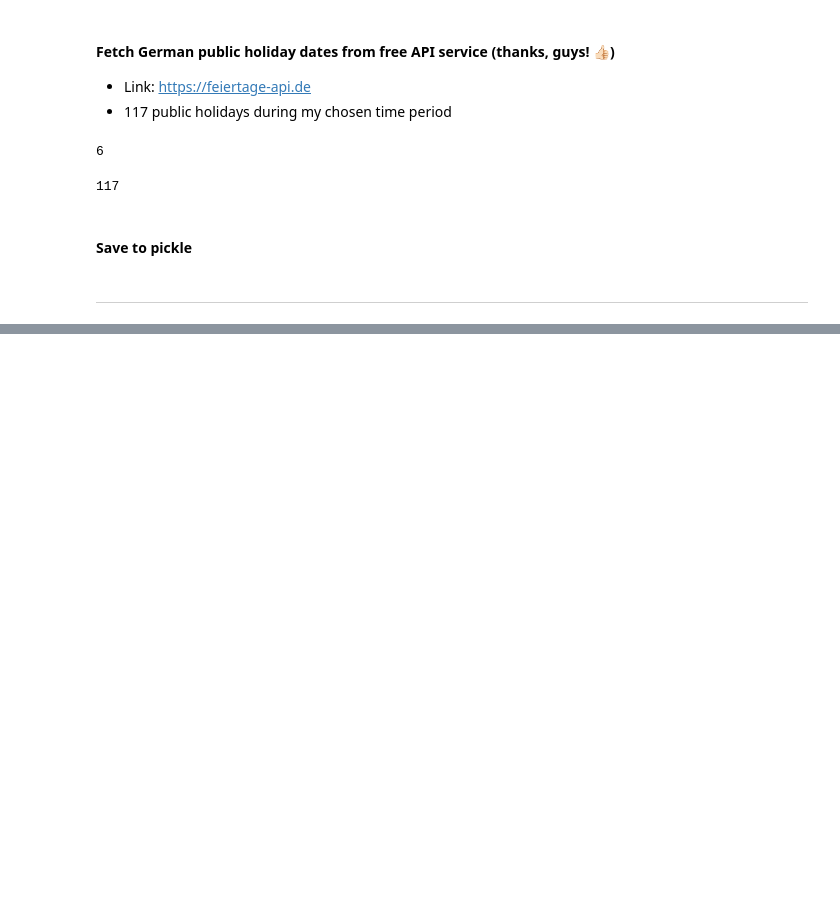
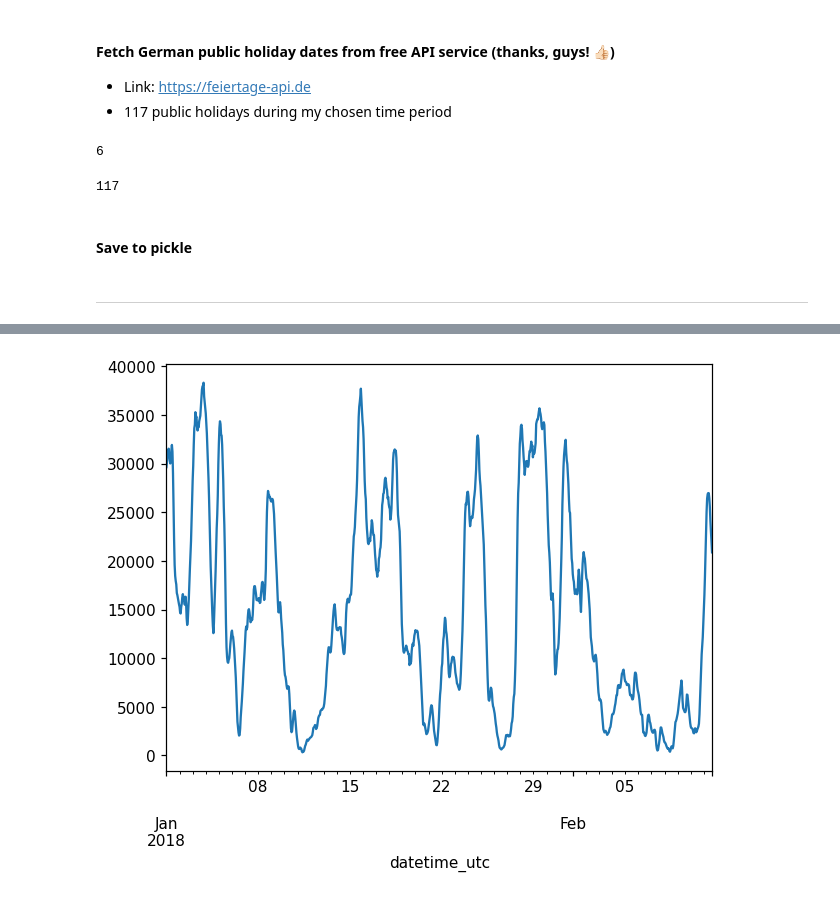
Before and after one commit to meteoviz/wind_power_forecasting_germany, a Jupyter notebook: notebooks/exploratory_analysis.ipynb, the cells around one changed output, grey strips where cells are left out. Saved outputs shown, nothing was run; the diff lists cells and outputs as text; code cells hidden in the pictures; blank space fills up the shorter version.

```diff
--- a/notebooks/exploratory_analysis.ipynb
+++ b/notebooks/exploratory_analysis.ipynb
@@ -121,0 +253,4 @@ df.sample(10)
+# %%
+df['actual_generated_smard_mwh'].iloc[0:1_000].plot();
+# %% [output]
+[figure, added]
```
Also changed, not shown: parts of 17 cells of this notebook.
